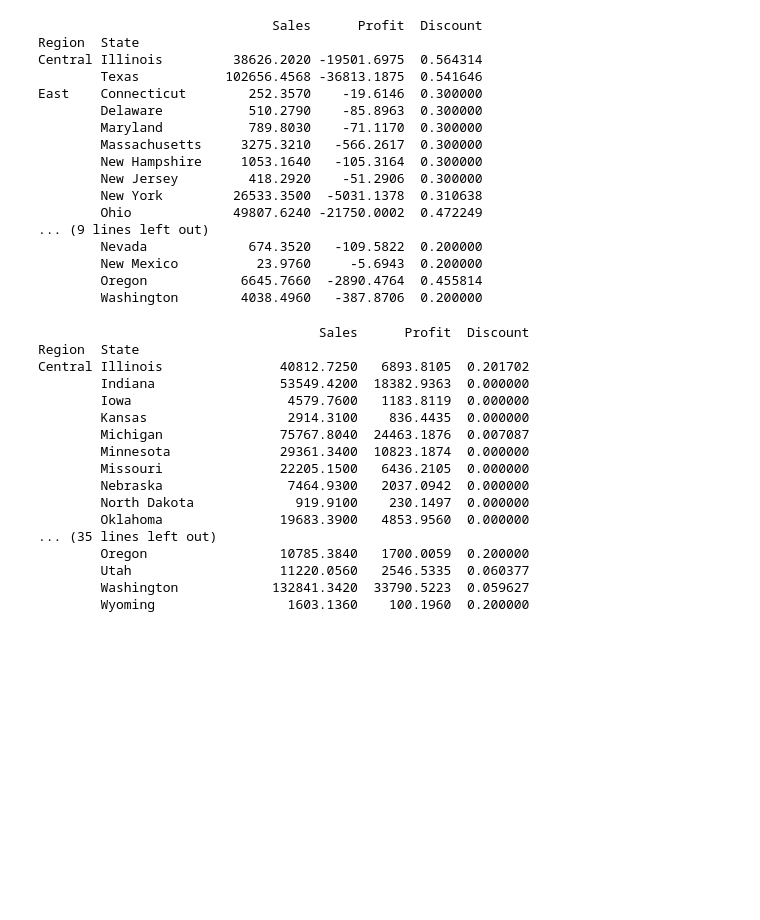
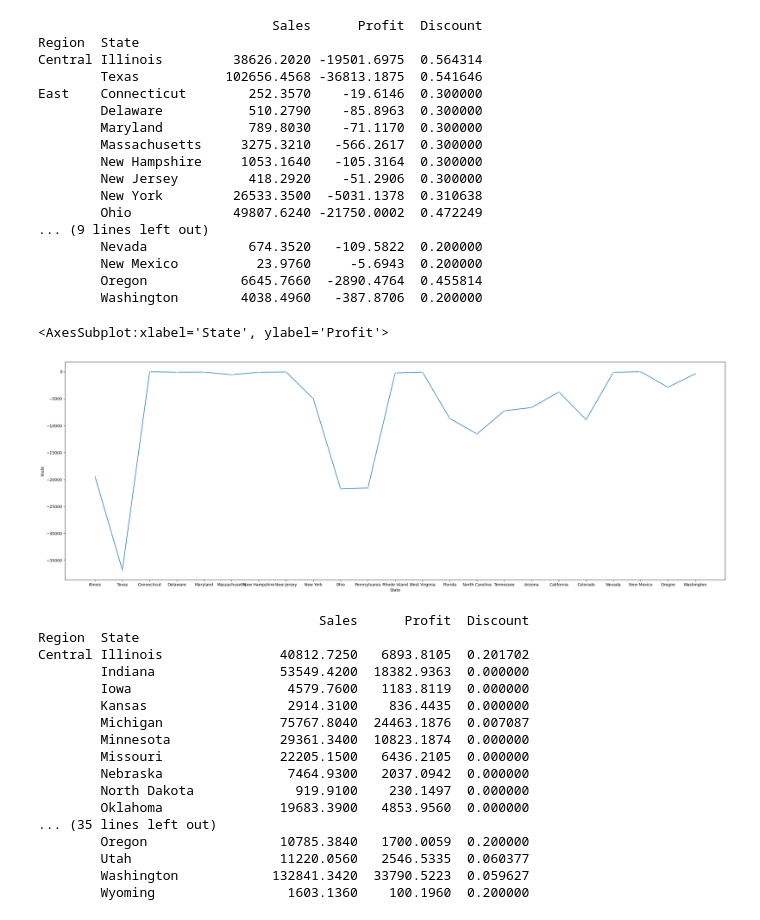
Before and after one commit to gokulrajar15/Data-visualization-python-library, a Jupyter notebook: Superstore project.ipynb, the cells around one changed output. Saved outputs shown, nothing was run; the diff lists cells and outputs as text; code cells hidden in the pictures; blank space fills up the shorter version.

```diff
--- a/Superstore project.ipynb
+++ b/Superstore project.ipynb
@@ -356,6 +356,12 @@ East    Connecticut        252.3570    -19.6146  0.300000
         New Mexico          23.9760     -5.6943  0.200000
         Oregon            6645.7660  -2890.4764  0.455814
         Washington        4038.4960   -387.8706  0.200000
+# %%
+plt.figure(figsize=(30, 10))
+sns.lineplot(data = gdsloss, x = "State", y = "Profit", marker= "*", dashes=True)
+# %% [output]
+<AxesSubplot:xlabel='State', ylabel='Profit'>
+[figure, added]
 # %%
 gdsprofit = profit.groupby(["Region","State"]).agg({'Sales': 'sum', 'Profit': 'sum','Discount': 'mean'})
 print(gdsprofit)
```
Also changed, not shown: parts of 13 cells of this notebook.
